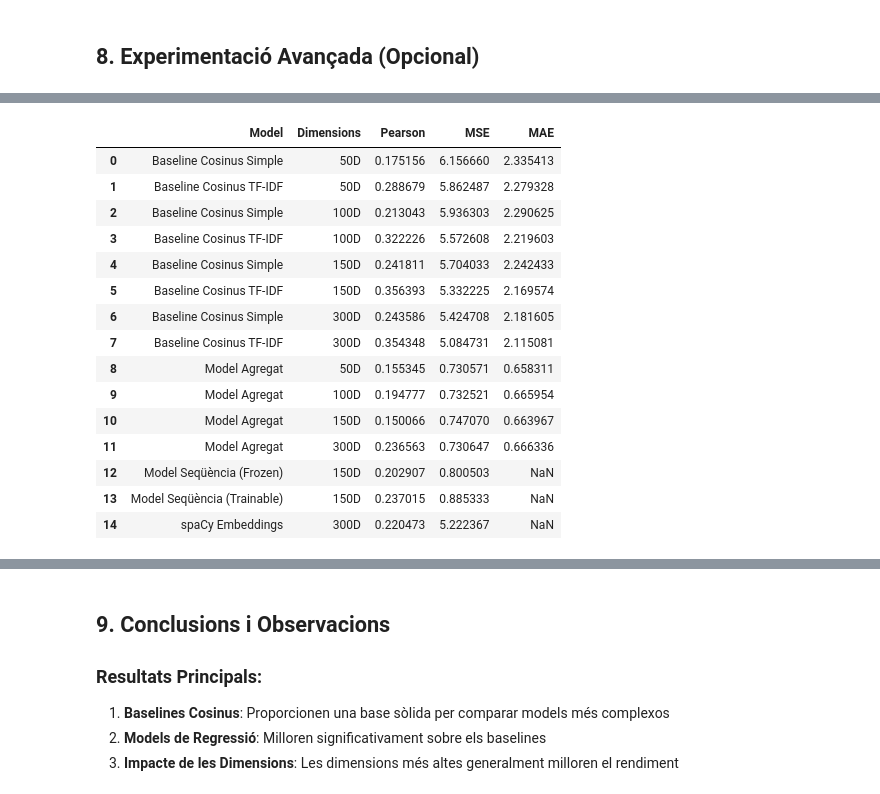
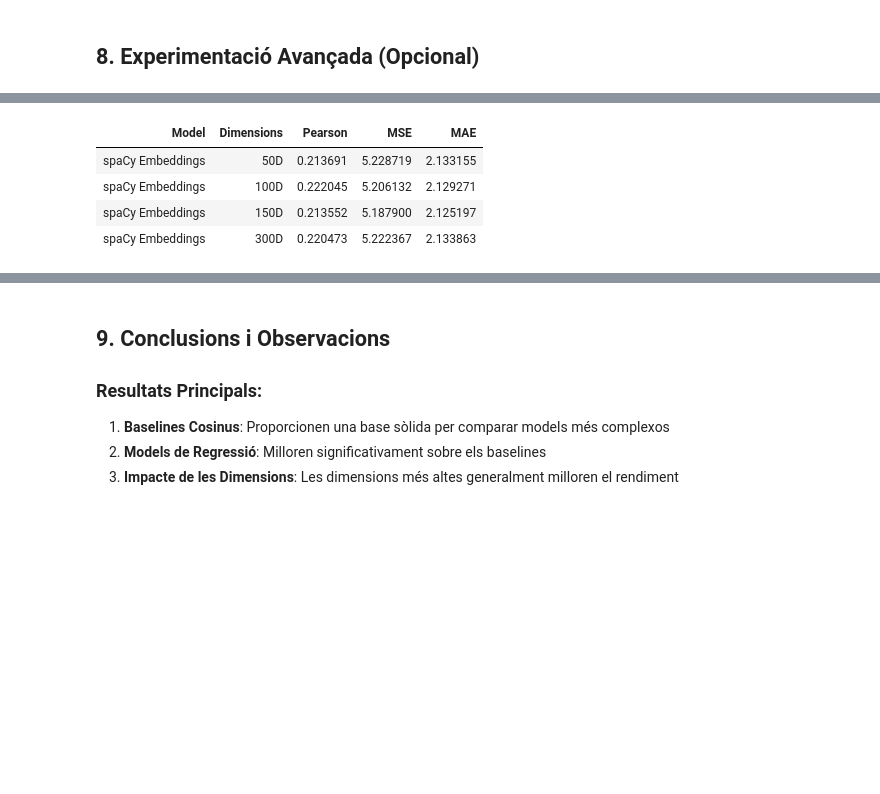
Before and after one commit to EnSergiEsFeo63/PLH-Practica4, a Jupyter notebook: SAM_AQUESTA_ES_LA_BONA.ipynb, the cells around one changed output, grey strips where cells are left out. Cells and saved outputs as stored; diff of their text form; code cells hidden in the pictures; blank space fills up the shorter version.

```diff
--- a/SAM_AQUESTA_ES_LA_BONA.ipynb
+++ b/SAM_AQUESTA_ES_LA_BONA.ipynb
@@ -346,9 +348,6 @@ if kv_model is not None:
                 'MSE': results_tfidf['mse'],
                 'MAE': results_tfidf['mae']
             })
-
-    df_baseline_results = pd.DataFrame(results_list)
-    display(df_baseline_results)
 # %% [output]
 Preparant TF-IDF vectorizer...
 Avaluant baselines de similitud cosinus...
@@ -552,0 +504,17 @@ Resultats 300D - Pearson: 0.237, MSE: 0.731, MAE: 0.666
+# %%
+print("\n=== COMPARACIÓ MODELS AGREGATS ===")
+# Crear un DataFrame amb els resultats dels models agregats
+aggr_data = []
+for dim in [50, 100, 150, 300]:
+    if dim in aggregated_results:
+        aggr_data.append({
+            'Model': 'Model Agregat',
+            'Dimensions': f'{dim}D',
+            'Pearson': aggregated_results[dim]['pearson'],
+            'MSE': aggregated_results[dim]['mse'],
+            'MAE': aggregated_results[dim]['mae']
+        })
+
+df_aggregated = pd.DataFrame(aggr_data)
+df_results = pd.concat([df_baseline_results, df_aggregated], ignore_index=True)
+display(df_aggregated.style.hide(axis="index"))
@@ -1009,34 +1302,39 @@ import spacy
 # Carregar model de spaCy per al català
 nlp = spacy.load("ca_core_news_md")
 
-def get_spacy_embedding(sentence: str) -> np.ndarray:
-    """Obté l'embedding d'una frase amb spaCy"""
-    doc = nlp(sentence)
-    return doc.vector
+spacy_results_list = []
 
-# Avaluar amb embeddings de spaCy
-spacy_similarities = []
-for _, row in val_df.iterrows():
-    vec1 = get_spacy_embedding(row['sentence_1'])
-    vec2 = get_spacy_embedding(row['sentence_2'])
-    if np.all(vec1 == 0) or np.all(vec2 == 0):
-        sim = 0.0
-    else:
-        sim = 1 - cosine(vec1, vec2)
-    sim_scaled = (sim + 1) * 2.5
-    spacy_similarities.append(sim_scaled)
+for dim in [50, 100, 150, 300]:
+    def get_spacy_embedding(sentence: str) -> np.ndarray:
+        """Obté l'embedding de spaCy truncat a la dimensió desitjada"""
+        doc = nlp(sentence)
+        return doc.vector[:dim]
 
-spacy_pearson, _ = pearsonr(val_df['label'].values, spacy_similarities)
-spacy_mse = mean_squared_error(val_df['label'].values, spacy_similarities)
-print(f"SpaCy embeddings - Pearson: {spacy_pearson:.3f}, MSE: {spacy_mse:.3f}")
+    similarities = []
+    for _, row in val_df.iterrows():
+        vec1 = get_spacy_embedding(row['sentence_1'])
+        vec2 = get_spacy_embedding(row['sentence_2'])
+        if np.all(vec1 == 0) or np.all(vec2 == 0):
+            sim = 0.0
+        else:
+            sim = 1 - cosine(vec1, vec2)
+        sim_scaled = (sim + 1) * 2.5
+        similarities.append(sim_scaled)
 
+    pearson_corr, _ = pearsonr(val_df['label'].values, similarities)
+    mse = mean_squared_error(val_df['label'].values, similarities)
+    mae = mean_absolute_error(val_df['label'].values, similarities)
 
-new_row = {
-    'Model': 'spaCy Embeddings',
-    'Dimensions': f"{vec1.shape[0]}D",
-    'Pearson': spacy_pearson,
-    'MSE': spacy_mse,
-    'MAE': None
-}
-df_results = pd.concat([df_results, pd.DataFrame([new_row])], ignore_index=True)
+    spacy_results_list.append({
+        'Model': 'spaCy Embeddings',
+        'Dimensions': f"{dim}D",
+        'Pearson': pearson_corr,
+        'MSE': mse,
+        'MAE': mae
+    })
+
+df_spacy_results = pd.DataFrame(spacy_results_list)
+df_results = pd.concat([df_results, df_spacy_results], ignore_index=True)
+print("\n=== RESULTATS AMB SPAcy ===")
+display(df_spacy_results.style.hide(axis="index"))
 # %% [output]
@@ -1044,16 +1342,5 @@ SpaCy embeddings - Pearson: 0.220, MSE: 5.222
-|  | Model | Dimensions | Pearson | MSE | MAE |
-| 0 | Baseline Cosinus Simple | 50D | 0.175156 | 6.156660 | 2.335413 |
-| 1 | Baseline Cosinus TF-IDF | 50D | 0.288679 | 5.862487 | 2.279328 |
-| 2 | Baseline Cosinus Simple | 100D | 0.213043 | 5.936303 | 2.290625 |
-| 3 | Baseline Cosinus TF-IDF | 100D | 0.322226 | 5.572608 | 2.219603 |
-| 4 | Baseline Cosinus Simple | 150D | 0.241811 | 5.704033 | 2.242433 |
-| 5 | Baseline Cosinus TF-IDF | 150D | 0.356393 | 5.332225 | 2.169574 |
-| 6 | Baseline Cosinus Simple | 300D | 0.243586 | 5.424708 | 2.181605 |
-| 7 | Baseline Cosinus TF-IDF | 300D | 0.354348 | 5.084731 | 2.115081 |
-| 8 | Model Agregat | 50D | 0.155345 | 0.730571 | 0.658311 |
-| 9 | Model Agregat | 100D | 0.194777 | 0.732521 | 0.665954 |
-| 10 | Model Agregat | 150D | 0.150066 | 0.747070 | 0.663967 |
-| 11 | Model Agregat | 300D | 0.236563 | 0.730647 | 0.666336 |
-| 12 | Model Seqüència (Frozen) | 150D | 0.202907 | 0.800503 | NaN |
-| 13 | Model Seqüència (Trainable) | 150D | 0.237015 | 0.885333 | NaN |
-| 14 | spaCy Embeddings | 300D | 0.220473 | 5.222367 | NaN |
+| Model | Dimensions | Pearson | MSE | MAE |
+| spaCy Embeddings | 50D | 0.213691 | 5.228719 | 2.133155 |
+| spaCy Embeddings | 100D | 0.222045 | 5.206132 | 2.129271 |
+| spaCy Embeddings | 150D | 0.213552 | 5.187900 | 2.125197 |
+| spaCy Embeddings | 300D | 0.220473 | 5.222367 | 2.133863 |
```
Also changed, not shown: parts of 24 cells of this notebook, 4 other files.
